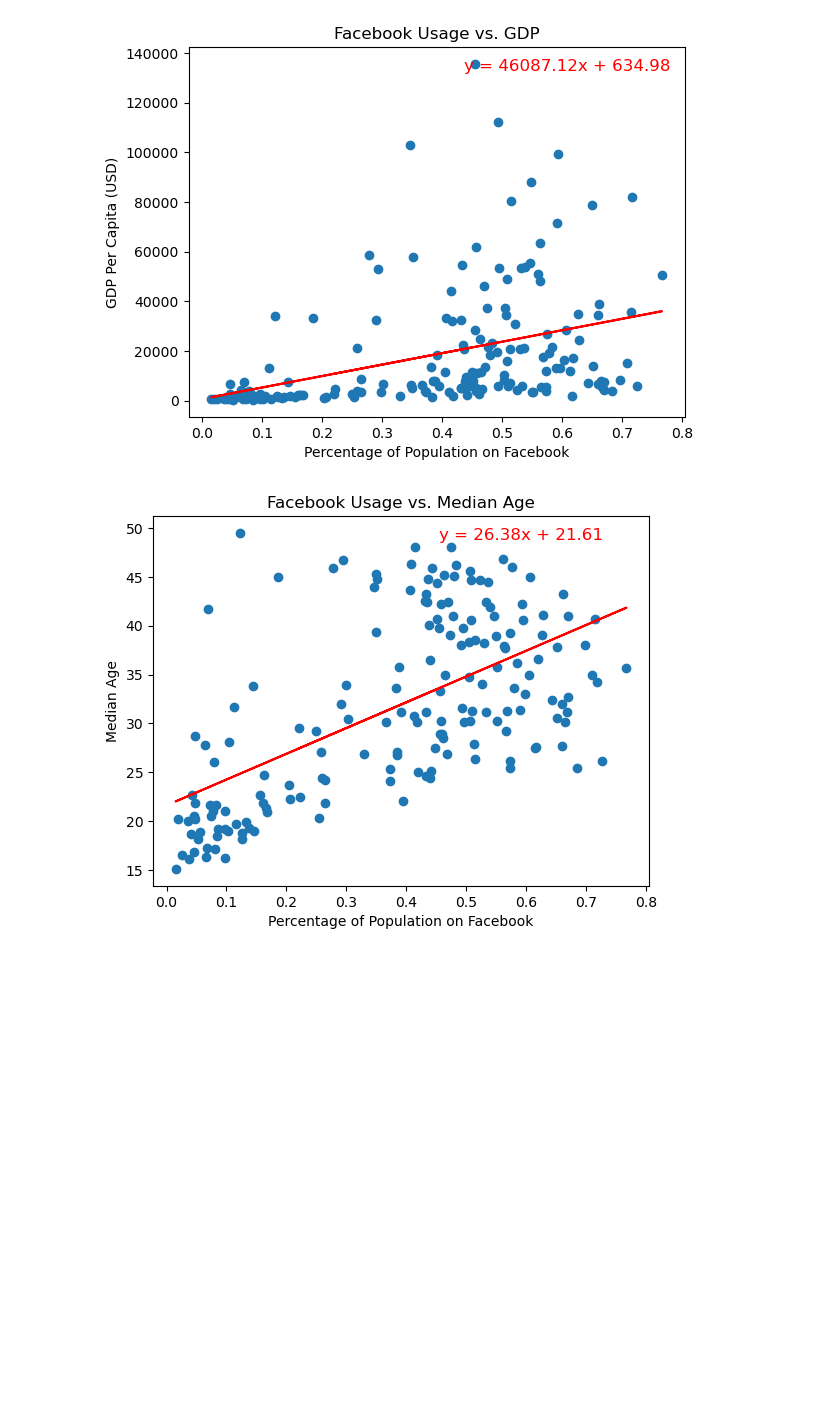
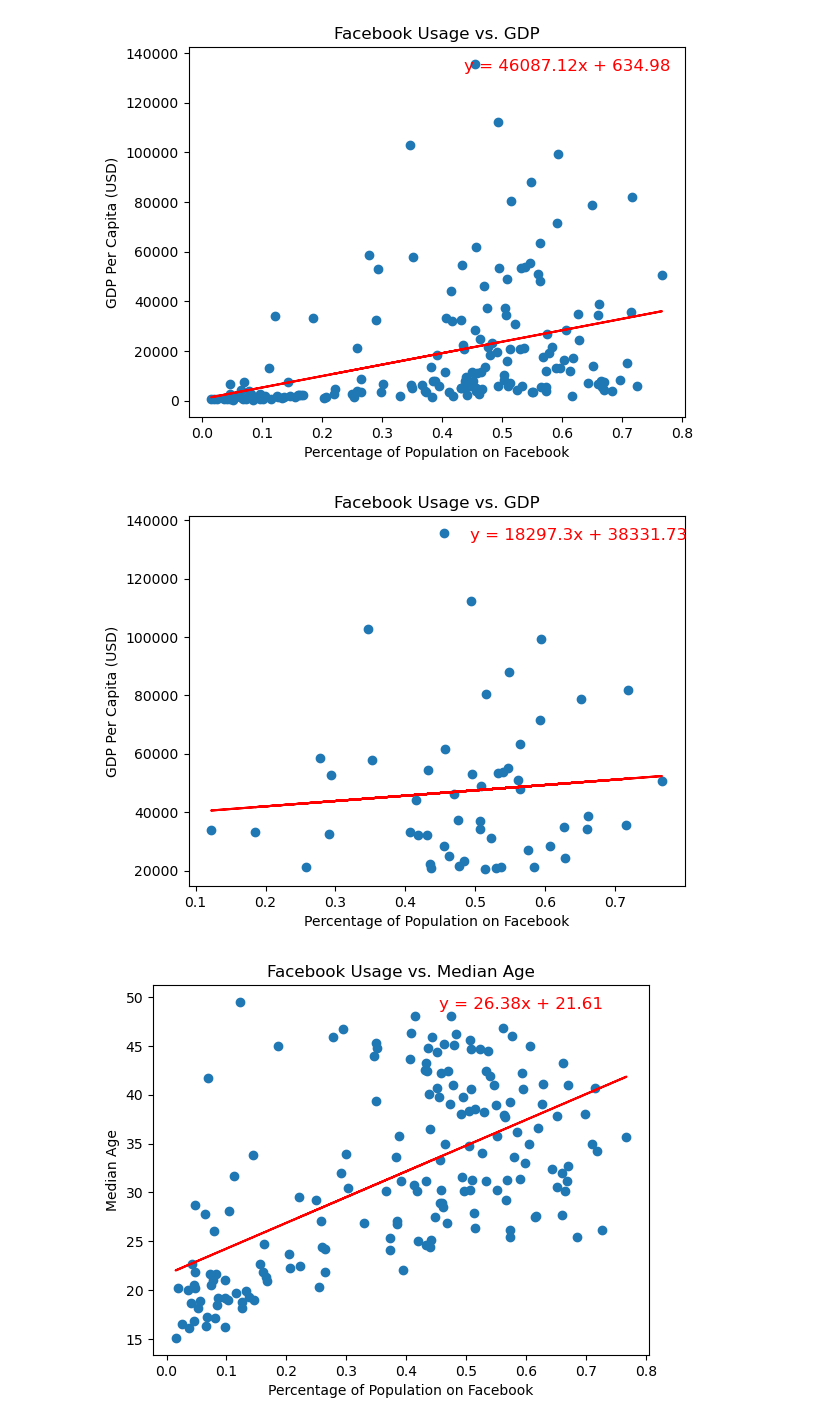
Before and after one commit to MyJineng/Project1, a Jupyter notebook: platform_analysis/platform_analysis.ipynb, the cells around one changed output. Drawn from its saved outputs; the diff is of its cells as text; code cells hidden in the pictures; blank space fills up the shorter version.

```diff
--- a/platform_analysis/platform_analysis.ipynb
+++ b/platform_analysis/platform_analysis.ipynb
@@ -162,6 +163,29 @@ plt.ylabel("GDP Per Capita (USD)")
 plt.show()
 # %% [output]
 [figure]
+# %%
+# What if we repeated this exercise, but only with countries that have a GDP of 20k or higher?
+fb_data_sort_gdp = fb_data_complete.loc[fb_data_complete['GDP Per Capita (USD)'] > 20000]
+
+# Calculate line of best fit (code taken from week 5 exercise)
+(slope, intercept, rvalue, pvalue, stderr) = linregress(fb_data_sort_gdp["% of Population"], fb_data_sort_gdp["GDP Per Capita (USD)"])
+regress_values = fb_data_sort_gdp["% of Population"] * slope + intercept
+line_eq = "y = " + str(round(slope,2)) + "x + " + str(round(intercept,2))
+
+# Plot data
+plt.scatter(fb_data_sort_gdp["% of Population"], fb_data_sort_gdp["GDP Per Capita (USD)"])
+
+# Add line of best fit
+plt.plot(fb_data_sort_gdp["% of Population"],regress_values,"r-")
+plt.annotate(line_eq,(0.6,0.88),fontsize=12,color="red", xycoords="subfigure fraction")
+
+# Label chart
+plt.title("Facebook Usage vs. GDP")
+plt.xlabel("Percentage of Population on Facebook")
+plt.ylabel("GDP Per Capita (USD)")
+plt.show()
+# %% [output]
+[figure, added]
 # %%
 # Calculate line of best fit (code taken from week 5 exercise)
 (slope, intercept, rvalue, pvalue, stderr) = linregress(fb_data_complete["% of Population"], fb_data_complete["Median Age"])
```
Also changed, not shown: parts of 4 cells of this notebook, 1 other file.
